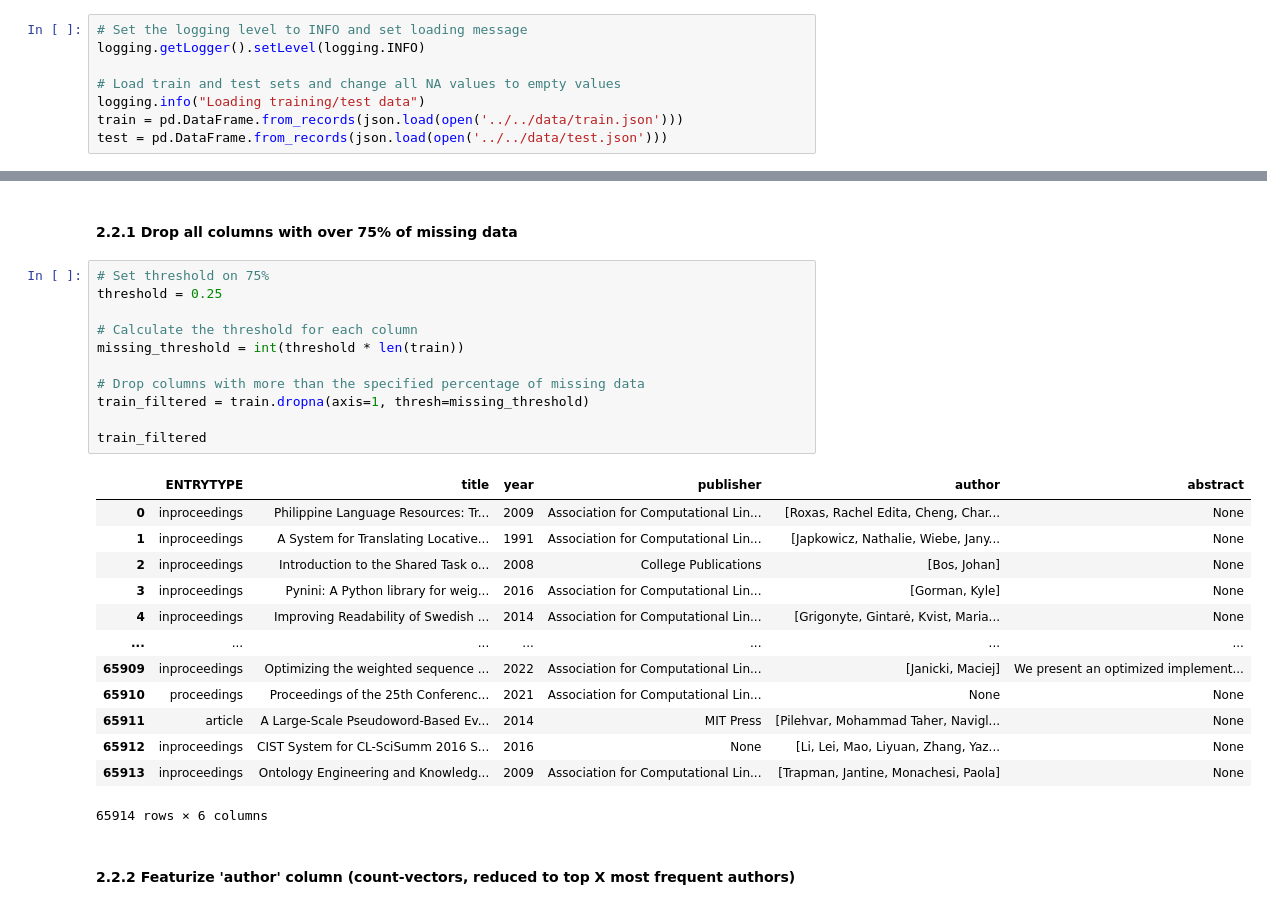
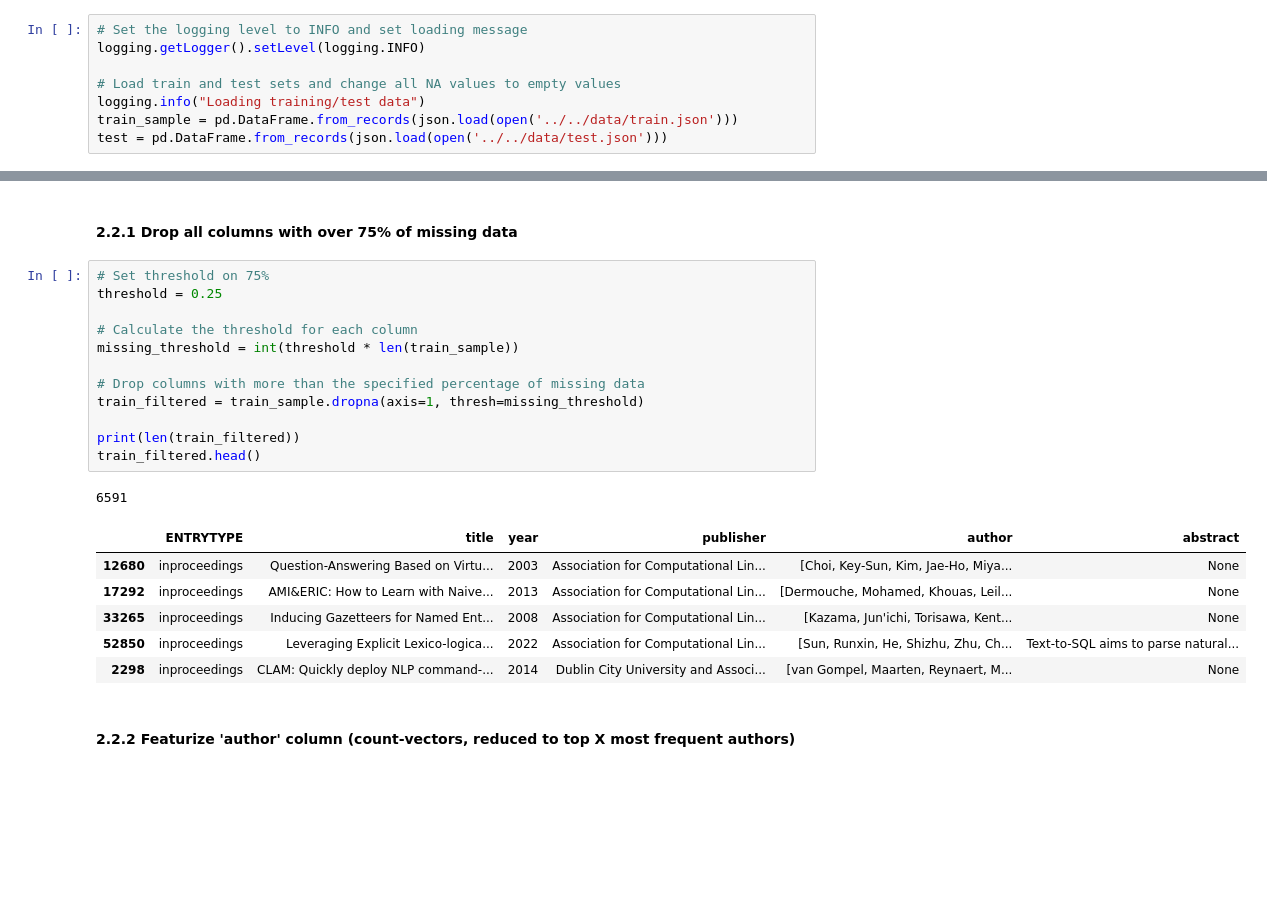
Before and after one commit to larshanen/MLChallenge, a Jupyter notebook: notebooks/Main experiment/Experiments.ipynb, the cells around one changed output, grey strips where cells are left out. Saved outputs shown, nothing was run; the diff lists cells and outputs as text; blank space fills up the shorter version.

```diff
--- a/notebooks/Main experiment/Experiments.ipynb
+++ b/notebooks/Main experiment/Experiments.ipynb
@@ -85,7 +87,7 @@ logging.getLogger().setLevel(logging.INFO)
 
 # Load train and test sets and change all NA values to empty values
 logging.info("Loading training/test data")
-train = pd.DataFrame.from_records(json.load(open('../../data/train.json')))
+train_sample = pd.DataFrame.from_records(json.load(open('../../data/train.json')))
 test = pd.DataFrame.from_records(json.load(open('../../data/test.json')))
 # %% [output]
 INFO:root:Loading training/test data
@@ -164,28 +155,23 @@ train_sample
 # %%
 # Set threshold on 75%
 threshold = 0.25
 
 # Calculate the threshold for each column
-missing_threshold = int(threshold * len(train))
+missing_threshold = int(threshold * len(train_sample))
 
 # Drop columns with more than the specified percentage of missing data
-train_filtered = train.dropna(axis=1, thresh=missing_threshold)
+train_filtered = train_sample.dropna(axis=1, thresh=missing_threshold)
 
-train_filtered
+print(len(train_filtered))
+train_filtered.head()
 # %% [output]
+6591
 |  | ENTRYTYPE | title | year | publisher | author | abstract |
-| 0 | inproceedings | Philippine Language Resources: Tr... | 2009 | Association for Computational Lin... | [Roxas, Rachel Edita, Cheng, Char... | None |
-| 1 | inproceedings | A System for Translating Locative... | 1991 | Association for Computational Lin... | [Japkowicz, Nathalie, Wiebe, Jany... | None |
-| 2 | inproceedings | Introduction to the Shared Task o... | 2008 | College Publications | [Bos, Johan] | None |
-| 3 | inproceedings | Pynini: A Python library for weig... | 2016 | Association for Computational Lin... | [Gorman, Kyle] | None |
-| 4 | inproceedings | Improving Readability of Swedish ... | 2014 | Association for Computational Lin... | [Grigonyte, Gintarė, Kvist, Maria... | None |
-| ... | ... | ... | ... | ... | ... | ... |
-| 65909 | inproceedings | Optimizing the weighted sequence ... | 2022 | Association for Computational Lin... | [Janicki, Maciej] | We present an optimized implement... |
-| 65910 | proceedings | Proceedings of the 25th Conferenc... | 2021 | Association for Computational Lin... | None | None |
-| 65911 | article | A Large-Scale Pseudoword-Based Ev... | 2014 | MIT Press | [Pilehvar, Mohammad Taher, Navigl... | None |
-| 65912 | inproceedings | CIST System for CL-SciSumm 2016 S... | 2016 | None | [Li, Lei, Mao, Liyuan, Zhang, Yaz... | None |
-| 65913 | inproceedings | Ontology Engineering and Knowledg... | 2009 | Association for Computational Lin... | [Trapman, Jantine, Monachesi, Paola] | None |
+| 12680 | inproceedings | Question-Answering Based on Virtu... | 2003 | Association for Computational Lin... | [Choi, Key-Sun, Kim, Jae-Ho, Miya... | None |
+| 17292 | inproceedings | AMI&ERIC: How to Learn with Naive... | 2013 | Association for Computational Lin... | [Dermouche, Mohamed, Khouas, Leil... | None |
+| 33265 | inproceedings | Inducing Gazetteers for Named Ent... | 2008 | Association for Computational Lin... | [Kazama, Jun'ichi, Torisawa, Kent... | None |
+| 52850 | inproceedings | Leveraging Explicit Lexico-logica... | 2022 | Association for Computational Lin... | [Sun, Runxin, He, Shizhu, Zhu, Ch... | Text-to-SQL aims to parse natural... |
+| 2298 | inproceedings | CLAM: Quickly deploy NLP command-... | 2014 | Dublin City University and Associ... | [van Gompel, Maarten, Reynaert, M... | None |
-65914 rows × 6 columns
 # %% [markdown]
 #### 2.2.2 Featurize 'author' column (count-vectors, reduced to top X most frequent authors)
 # %%
```
Also changed, not shown: parts of 30 cells of this notebook.
